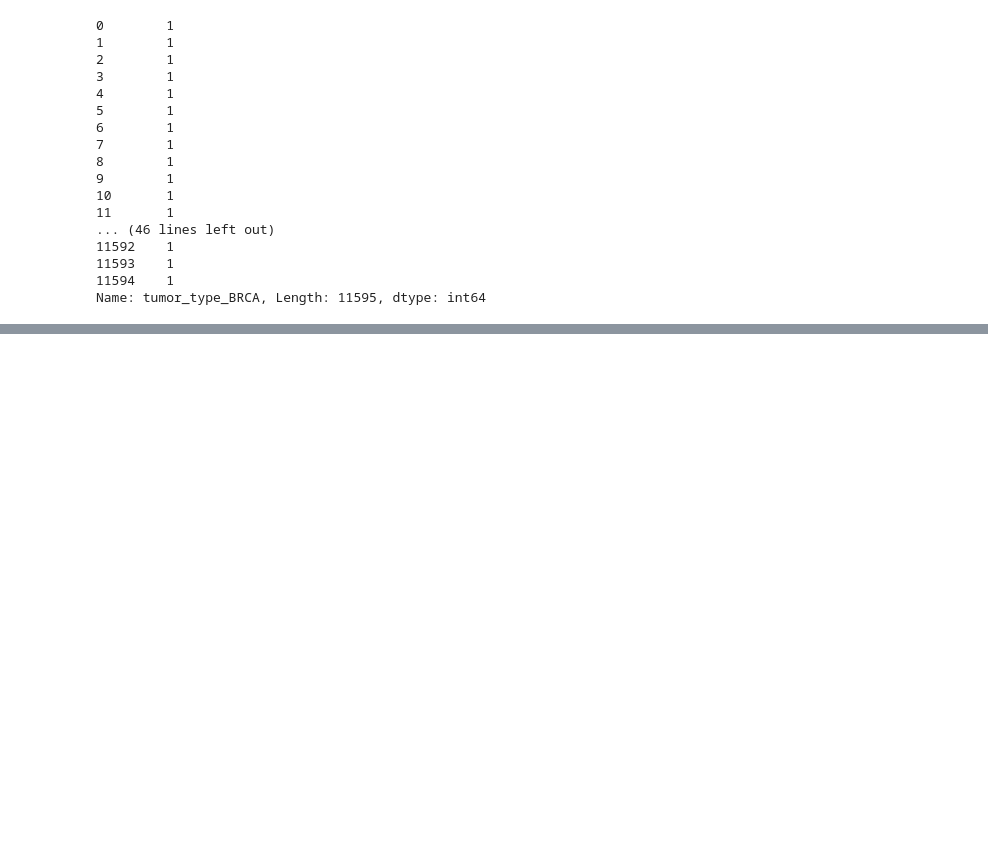
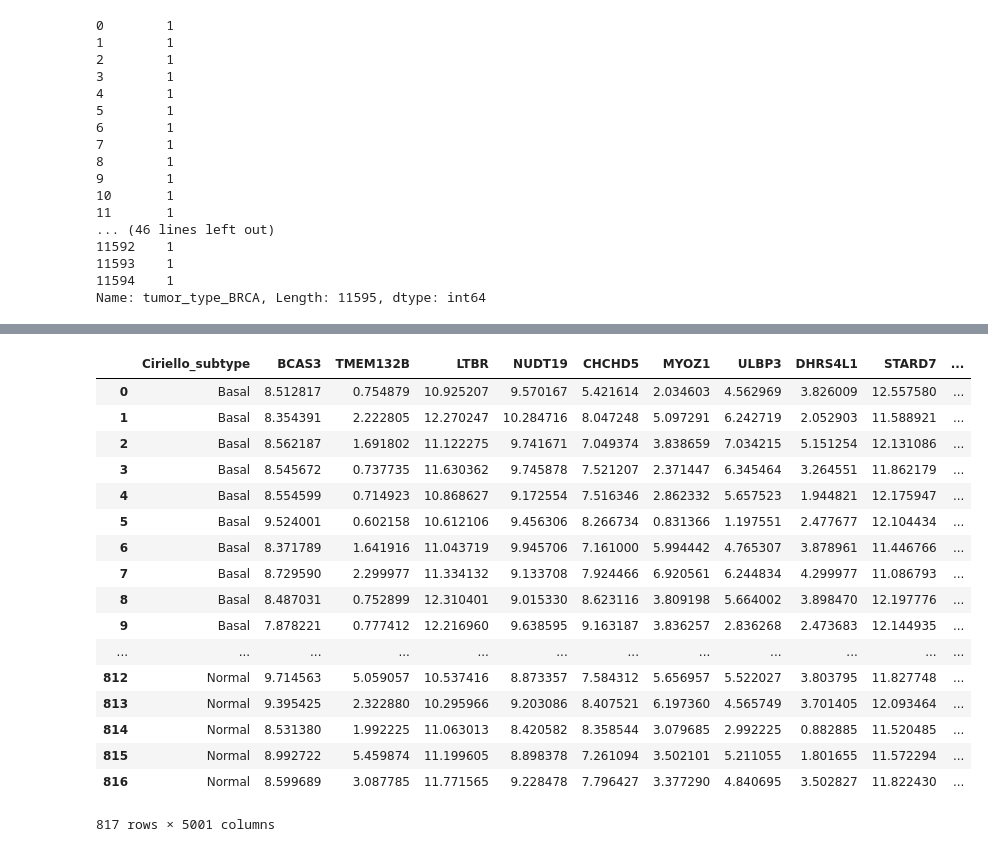
Before and after one commit to DEIB-GECO/brca_subtype, a Jupyter notebook: notebooks/Data Preparation.ipynb, the cells around one changed output, grey strips where cells are left out. Drawn from its saved outputs; the diff is of its cells as text; code cells hidden in the pictures; blank space fills up the shorter version.

```diff
--- a/notebooks/Data Preparation.ipynb
+++ b/notebooks/Data Preparation.ipynb
@@ -676,0 +785,23 @@ Name: tumor_type_BRCA, Length: 11595, dtype: int64
+# %%
+ciriello_brca_5k = pd.read_pickle("../data/ciriello_brca_filtered_train_5k_mutual.pkl")
+# %%
+ciriello_brca_5k
+# %% [output]
+|  | Ciriello_subtype | BCAS3 | TMEM132B | LTBR | NUDT19 | CHCHD5 | MYOZ1 | ULBP3 | DHRS4L1 | STARD7 | ... |
+| 0 | Basal | 8.512817 | 0.754879 | 10.925207 | 9.570167 | 5.421614 | 2.034603 | 4.562969 | 3.826009 | 12.557580 | ... |
+| 1 | Basal | 8.354391 | 2.222805 | 12.270247 | 10.284716 | 8.047248 | 5.097291 | 6.242719 | 2.052903 | 11.588921 | ... |
+| 2 | Basal | 8.562187 | 1.691802 | 11.122275 | 9.741671 | 7.049374 | 3.838659 | 7.034215 | 5.151254 | 12.131086 | ... |
+| 3 | Basal | 8.545672 | 0.737735 | 11.630362 | 9.745878 | 7.521207 | 2.371447 | 6.345464 | 3.264551 | 11.862179 | ... |
+| 4 | Basal | 8.554599 | 0.714923 | 10.868627 | 9.172554 | 7.516346 | 2.862332 | 5.657523 | 1.944821 | 12.175947 | ... |
+| 5 | Basal | 9.524001 | 0.602158 | 10.612106 | 9.456306 | 8.266734 | 0.831366 | 1.197551 | 2.477677 | 12.104434 | ... |
+| 6 | Basal | 8.371789 | 1.641916 | 11.043719 | 9.945706 | 7.161000 | 5.994442 | 4.765307 | 3.878961 | 11.446766 | ... |
+| 7 | Basal | 8.729590 | 2.299977 | 11.334132 | 9.133708 | 7.924466 | 6.920561 | 6.244834 | 4.299977 | 11.086793 | ... |
+| 8 | Basal | 8.487031 | 0.752899 | 12.310401 | 9.015330 | 8.623116 | 3.809198 | 5.664002 | 3.898470 | 12.197776 | ... |
+| 9 | Basal | 7.878221 | 0.777412 | 12.216960 | 9.638595 | 9.163187 | 3.836257 | 2.836268 | 2.473683 | 12.144935 | ... |
+| ... | ... | ... | ... | ... | ... | ... | ... | ... | ... | ... | ... |
+| 812 | Normal | 9.714563 | 5.059057 | 10.537416 | 8.873357 | 7.584312 | 5.656957 | 5.522027 | 3.803795 | 11.827748 | ... |
+| 813 | Normal | 9.395425 | 2.322880 | 10.295966 | 9.203086 | 8.407521 | 6.197360 | 4.565749 | 3.701405 | 12.093464 | ... |
+| 814 | Normal | 8.531380 | 1.992225 | 11.063013 | 8.420582 | 8.358544 | 3.079685 | 2.992225 | 0.882885 | 11.520485 | ... |
+| 815 | Normal | 8.992722 | 5.459874 | 11.199605 | 8.898378 | 7.261094 | 3.502101 | 5.211055 | 1.801655 | 11.572294 | ... |
+| 816 | Normal | 8.599689 | 3.087785 | 11.771565 | 9.228478 | 7.796427 | 3.377290 | 4.840695 | 3.502827 | 11.822430 | ... |
+817 rows × 5001 columns
```
Also changed, not shown: parts of 12 cells of this notebook.
